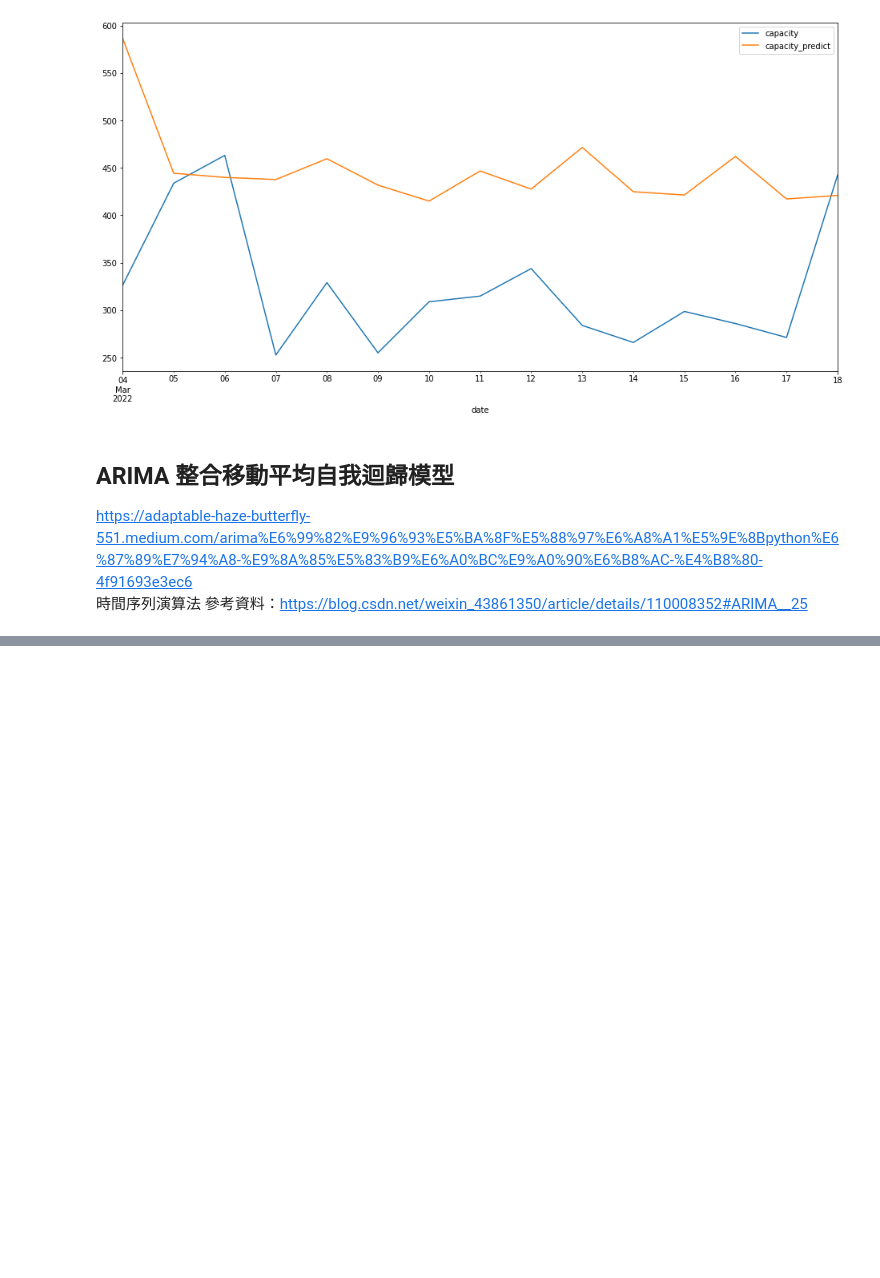
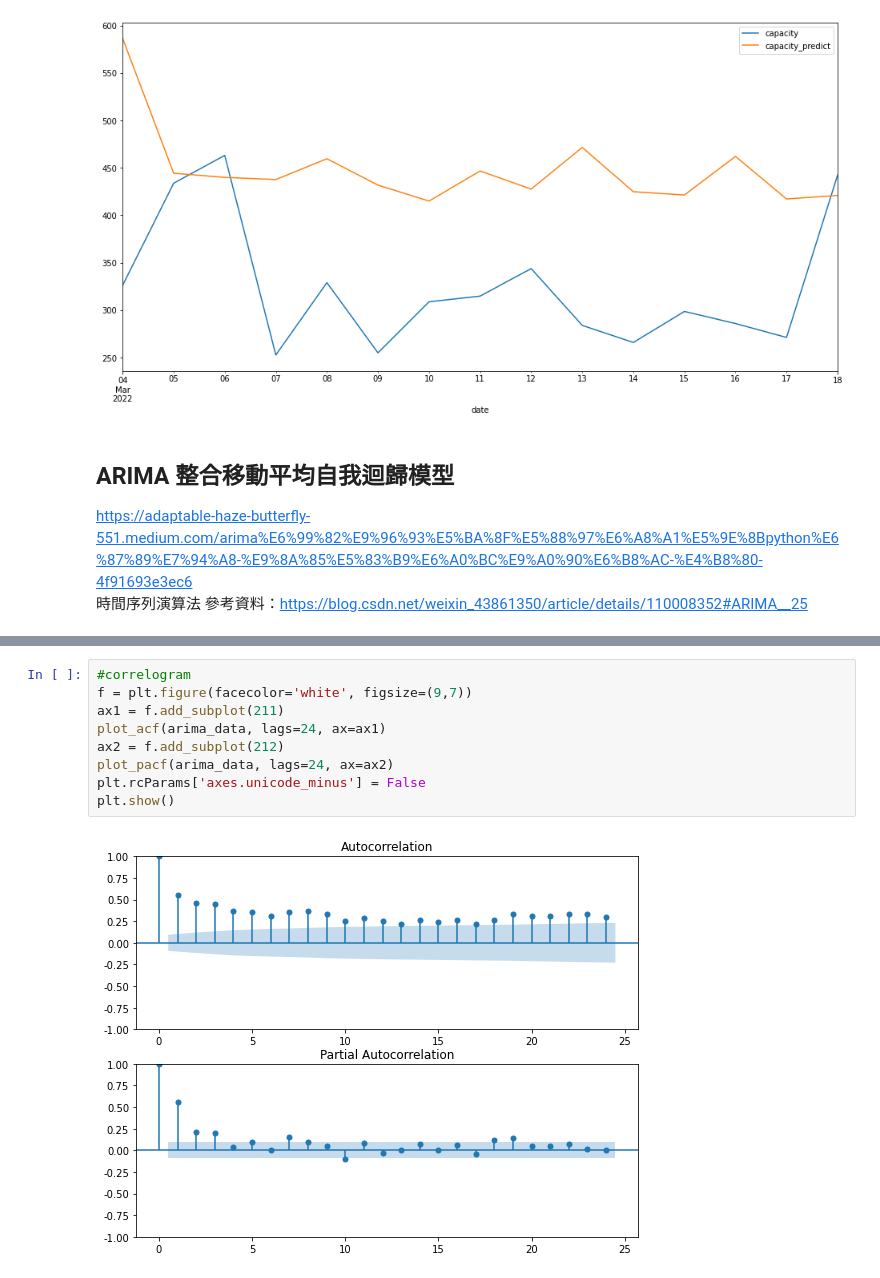
Before and after one commit to How-Wang/Electricity_Forecasting, a Jupyter notebook: DSAI_HW1_Electricity_Forecasting.ipynb, the cells around one changed output, grey strips where cells are left out. Saved outputs shown, nothing was run; the diff lists cells and outputs as text; blank space fills up the shorter version.

```diff
--- a/DSAI_HW1_Electricity_Forecasting.ipynb
+++ b/DSAI_HW1_Electricity_Forecasting.ipynb
@@ -208,0 +299,11 @@ https://adaptable-haze-butterfly-551.medium.com/arima%E6%99%82%E9%96%93%E5%BA%8F
+# %%
+#correlogram
+f = plt.figure(facecolor='white', figsize=(9,7))
+ax1 = f.add_subplot(211)
+plot_acf(arima_data, lags=24, ax=ax1)
+ax2 = f.add_subplot(212)
+plot_pacf(arima_data, lags=24, ax=ax2)
+plt.rcParams['axes.unicode_minus'] = False
+plt.show()
+# %% [output]
+[figure, added]
```
Also changed, not shown: parts of 12 cells of this notebook.
